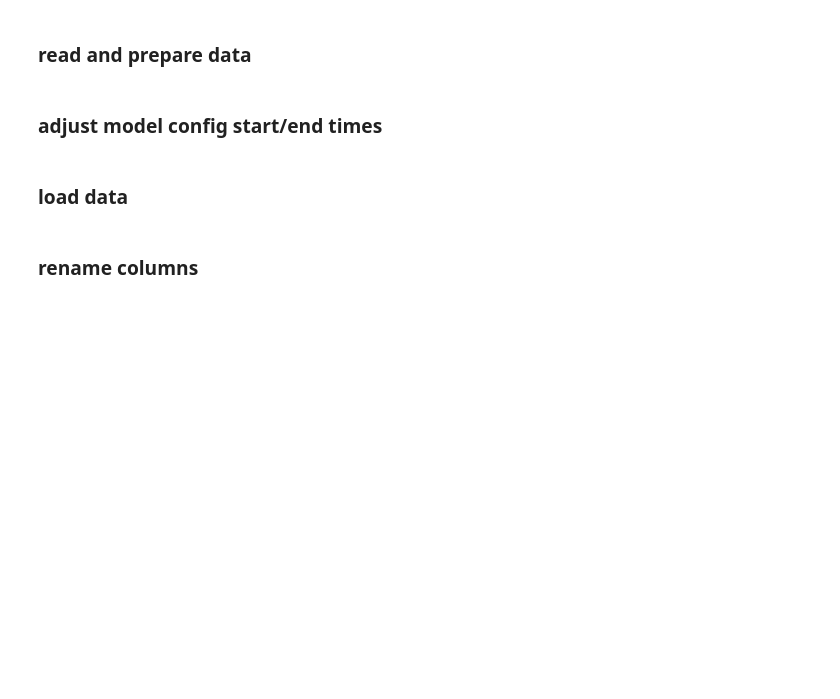
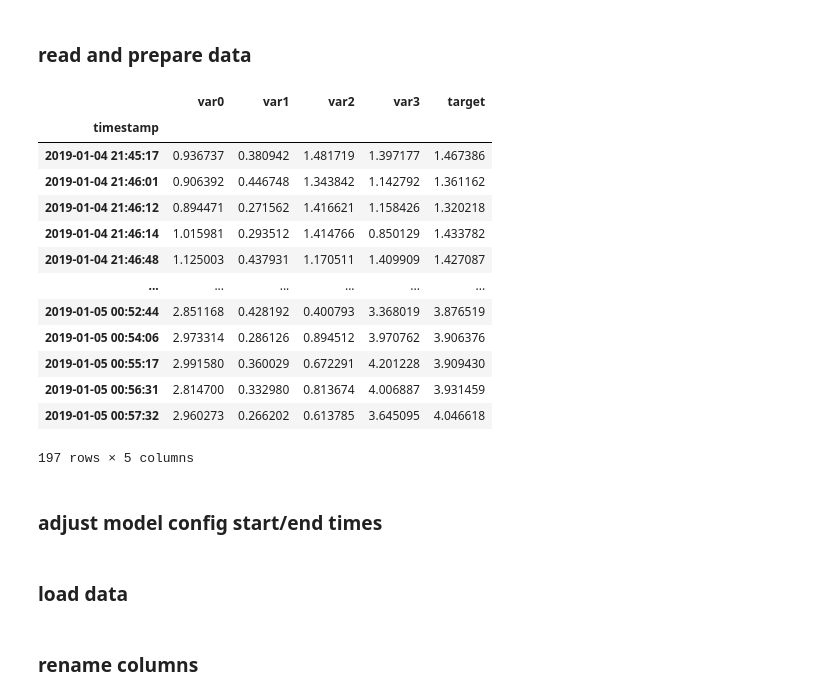
Before and after one commit to NREL/Wattile, a Jupyter notebook: notebooks/exploratory/data_processing_edge_testing.ipynb, the cells around one changed output. Drawn from its saved outputs; the diff is of its cells as text; code cells hidden in the pictures; blank space fills up the shorter version.

```diff
--- a/notebooks/exploratory/data_processing_edge_testing.ipynb
+++ b/notebooks/exploratory/data_processing_edge_testing.ipynb
@@ -319,9 +348,16 @@ def get_input_window_for_output_time(datetime):
     lag_interval = config_data_processing["feat_timelag"]["lag_interval"]
     lag_count = config_data_processing["feat_timelag"]["lag_count"]
 
+    ##############################################################################
+    # ATTENTION
+    """
+    - before, 'window_offset' was defined as 'pd.Timedelta(lag_interval) * lag_count'
+    - after, 'window_offset' is now defined as 'pd.Timedelta(lag_interval) * (lag_count+1)'
+    - reasoning: this is to grab correct amount of time/span based on 'feat_stats' parameters
+    """
+    ##############################################################################
     # calculating offsets
-    window_offset = pd.Timedelta(lag_interval) * lag_count
-    # window_offset = pd.Timedelta(lag_interval) * (lag_count+1)
+    window_offset = pd.Timedelta(lag_interval) * (lag_count+1)
 
     # calculating start and end time windows for input data
     prediction_window_start_time = timestamp_cast - window_offset
@@ -390,7 +478,7 @@ model = ModelFactory.create_model(configs)
 ### determine read time span for prediction
 # %%
 if datatype == "incomplete":
-    time_casting = "2019-01-15 01:00:00"
+    time_casting = "2019-01-05 01:00:00"
 elif datatype == "complete":
     time_casting = "2021-12-05 01:00:00"
 
@@ -407,15 +499,44 @@ input_end
 # %%
 if datatype == "complete":
     data = read_dataset_from_file(configs)
     data = data[input_start:input_end]
 
 elif datatype == "incomplete":
     data = pd.read_csv("../../tests/fixtures/data_edge_consideration.csv", index_col=0)
-    #data = pd.read_csv("../../tests/fixtures/data_edge_consideration_temp.csv", index_col=0)
+#     data = pd.read_csv("../../tests/fixtures/data_edge_consideration_temp.csv", index_col=0)
     data.index = pd.to_datetime(data.index)
-    data = data[input_start:input_end]
+    # data = data[input_start:input_end]
+
+    ##############################################################################
+    # ATTENTION
+    """
+    - this part isn't part of wattile code but necessary for excuting prediction
+    - before, data was sliced by data[input_start:input_end]
+    - after, data is sliced differently depending on 'bin_closed'
+    - reasoning: I'm assuming this is what happens in data acquisition system with different 'bin_closed' setting
+    """
+    ##############################################################################
+    if configs["data_processing"]["resample"]["bin_closed"]=="left":
+        data = data.loc[(input_start<=data.index)&(data.index<input_end),:]
+    elif configs["data_processing"]["resample"]["bin_closed"]=="right":
+        data = data.loc[(input_start<data.index)&(data.index<=input_end),:]
 
 data
+# %% [output]
+|  | var0 | var1 | var2 | var3 | target |
+| timestamp |  |  |  |  |  |
+| 2019-01-04 21:45:17 | 0.936737 | 0.380942 | 1.481719 | 1.397177 | 1.467386 |
+| 2019-01-04 21:46:01 | 0.906392 | 0.446748 | 1.343842 | 1.142792 | 1.361162 |
+| 2019-01-04 21:46:12 | 0.894471 | 0.271562 | 1.416621 | 1.158426 | 1.320218 |
+| 2019-01-04 21:46:14 | 1.015981 | 0.293512 | 1.414766 | 0.850129 | 1.433782 |
+| 2019-01-04 21:46:48 | 1.125003 | 0.437931 | 1.170511 | 1.409909 | 1.427087 |
+| ... | ... | ... | ... | ... | ... |
+| 2019-01-05 00:52:44 | 2.851168 | 0.428192 | 0.400793 | 3.368019 | 3.876519 |
+| 2019-01-05 00:54:06 | 2.973314 | 0.286126 | 0.894512 | 3.970762 | 3.906376 |
+| 2019-01-05 00:55:17 | 2.991580 | 0.360029 | 0.672291 | 4.201228 | 3.909430 |
+| 2019-01-05 00:56:31 | 2.814700 | 0.332980 | 0.813674 | 4.006887 | 3.931459 |
+| 2019-01-05 00:57:32 | 2.960273 | 0.266202 | 0.613785 | 3.645095 | 4.046618 |
+197 rows × 5 columns
 # %% [markdown]
 ### adjust model config start/end times
 # %%
```
Also changed, not shown: parts of 13 cells of this notebook.
